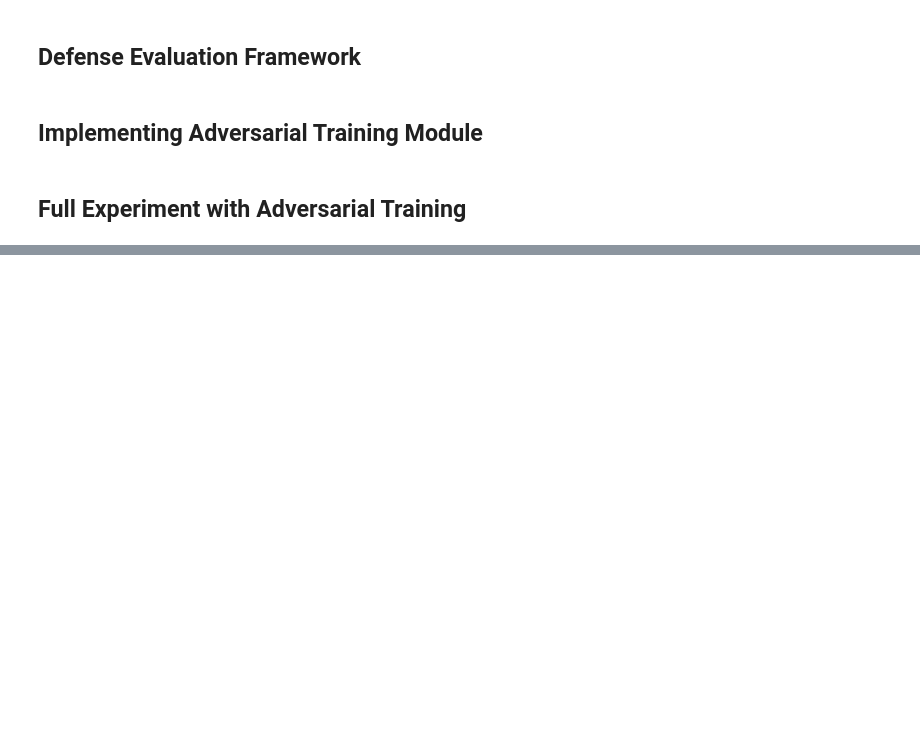
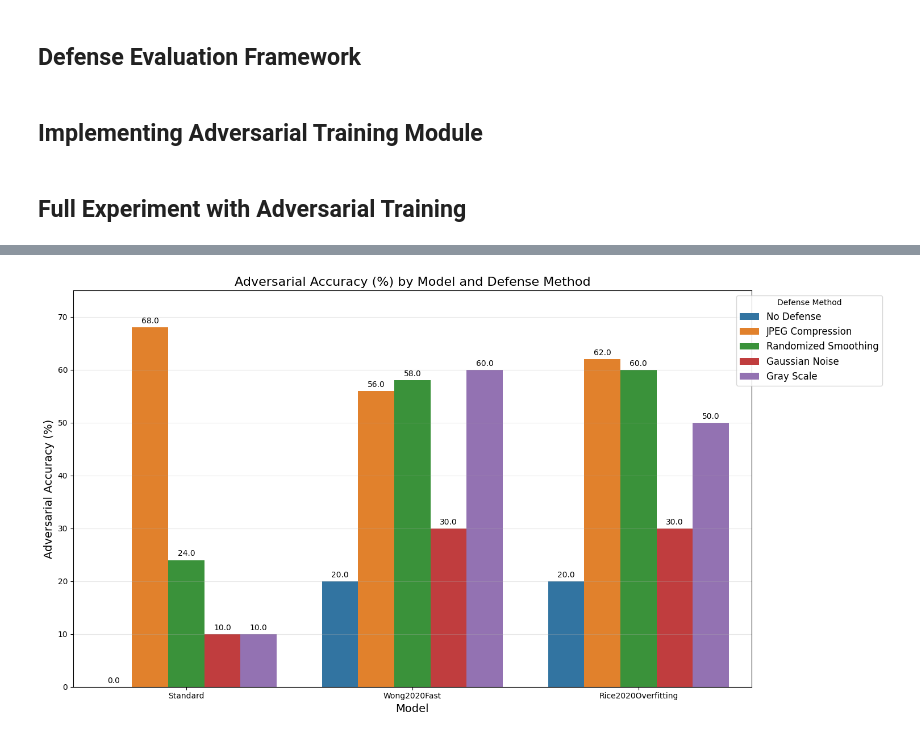
Before and after one commit to bkty1122/COM6103, a Jupyter notebook: (CIFAR10)_attack_fix_0405(test with defense).ipynb, the cells around one changed output, grey strips where cells are left out. Cells and saved outputs as stored; diff of their text form; code cells hidden in the pictures; blank space fills up the shorter version.

```diff
--- a/(CIFAR10)_attack_fix_0405(test with defense).ipynb
+++ b/(CIFAR10)_attack_fix_0405(test with defense).ipynb
@@ -1723,0 +1736,57 @@ Evaluating defenses for Rice2020Overfitting model...
+# %%
+import matplotlib.pyplot as plt
+import seaborn as sns
+import pandas as pd
+import numpy as np
+
+# Create dataset for adversarial accuracy with your original data and the additional data
+combined_data = [
+    # Standard model with all defenses
+    {'Model': 'Standard', 'Defense': 'No Defense', 'Adversarial Accuracy (%)': 0.000000},
+    {'Model': 'Standard', 'Defense': 'JPEG Compression', 'Adversarial Accuracy (%)': 68.000001},
+    {'Model': 'Standard', 'Defense': 'Randomized Smoothing', 'Adversarial Accuracy (%)': 23.999999},
+    {'Model': 'Standard', 'Defense': 'Gaussian Noise', 'Adversarial Accuracy (%)': 10.0},
+    {'Model': 'Standard', 'Defense': 'Gray Scale', 'Adversarial Accuracy (%)': 10.0},
+
+    # Wong2020Fast model with all defenses
+    {'Model': 'Wong2020Fast', 'Defense': 'No Defense', 'Adversarial Accuracy (%)': 20.0},  # From graph
+    {'Model': 'Wong2020Fast', 'Defense': 'JPEG Compression', 'Adversarial Accuracy (%)': 56.000000},
+    {'Model': 'Wong2020Fast', 'Defense': 'Randomized Smoothing', 'Adversarial Accuracy (%)': 57.999998},
+    {'Model': 'Wong2020Fast', 'Defense': 'Gaussian Noise', 'Adversarial Accuracy (%)': 30.0},
+    {'Model': 'Wong2020Fast', 'Defense': 'Gray Scale', 'Adversarial Accuracy (%)': 60.0},
+
+    # Rice2020Overfitting model with all defenses
+    {'Model': 'Rice2020Overfitting', 'Defense': 'No Defense', 'Adversarial Accuracy (%)': 20.0},  # From graph
+    {'Model': 'Rice2020Overfitting', 'Defense': 'JPEG Compression', 'Adversarial Accuracy (%)': 62.000000},
+    {'Model': 'Rice2020Overfitting', 'Defense': 'Randomized Smoothing', 'Adversarial Accuracy (%)': 59.999996},
+    {'Model': 'Rice2020Overfitting', 'Defense': 'Gaussian Noise', 'Adversarial Accuracy (%)': 30.0},
+    {'Model': 'Rice2020Overfitting', 'Defense': 'Gray Scale', 'Adversarial Accuracy (%)': 50.0}
+]
+
+df = pd.DataFrame(combined_data)
+
+# Define a color scheme with 5 distinct colors, using the same blue/orange/green from your image
+color_palette = ['#1f77b4', '#ff7f0e', '#2ca02c', '#d62728', '#9467bd']  # blue, orange, green, red, purple
+
+# Create a figure for the bar chart
+plt.figure(figsize=(15, 8))
+
+# Use seaborn for grouped bar chart with the specified color palette
+ax = sns.barplot(x='Model', y='Adversarial Accuracy (%)', hue='Defense', data=df, palette=color_palette)
+
+# Add data labels on top of each bar
+for container in ax.containers:
+    ax.bar_label(container, fmt='%.1f', padding=3)
+
+# Customize the chart
+plt.title('Adversarial Accuracy (%) by Model and Defense Method', fontsize=16)
+plt.xlabel('Model', fontsize=14)
+plt.ylabel('Adversarial Accuracy (%)', fontsize=14)
+plt.ylim(0, 75)  # Add some space for labels
+plt.grid(axis='y', alpha=0.3)
+plt.legend(title='Defense Method', fontsize=12, loc='upper right', bbox_to_anchor=(1.2, 1))
+
+plt.tight_layout()
+plt.show()
+# %% [output]
+[figure, added]
```
Also changed, not shown: parts of 11 cells of this notebook, 6 other files.
